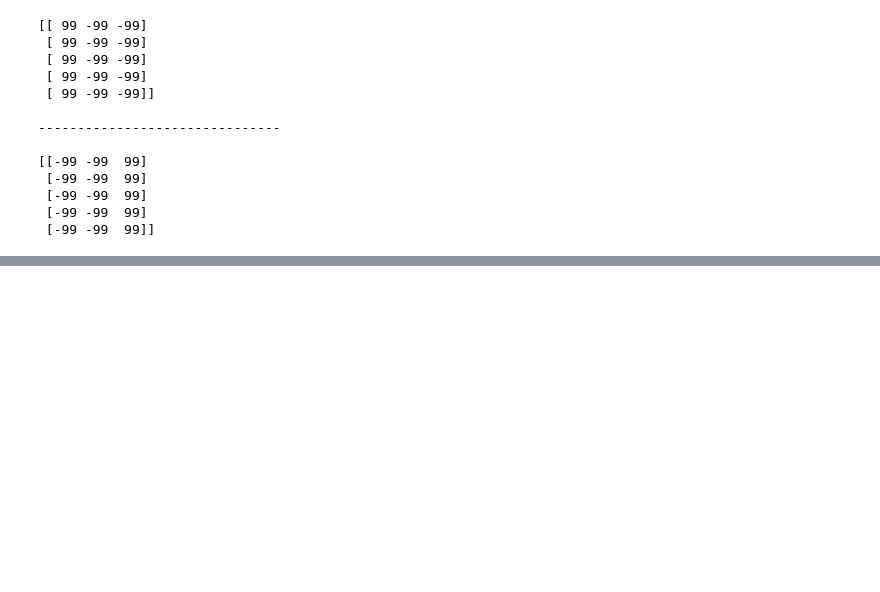
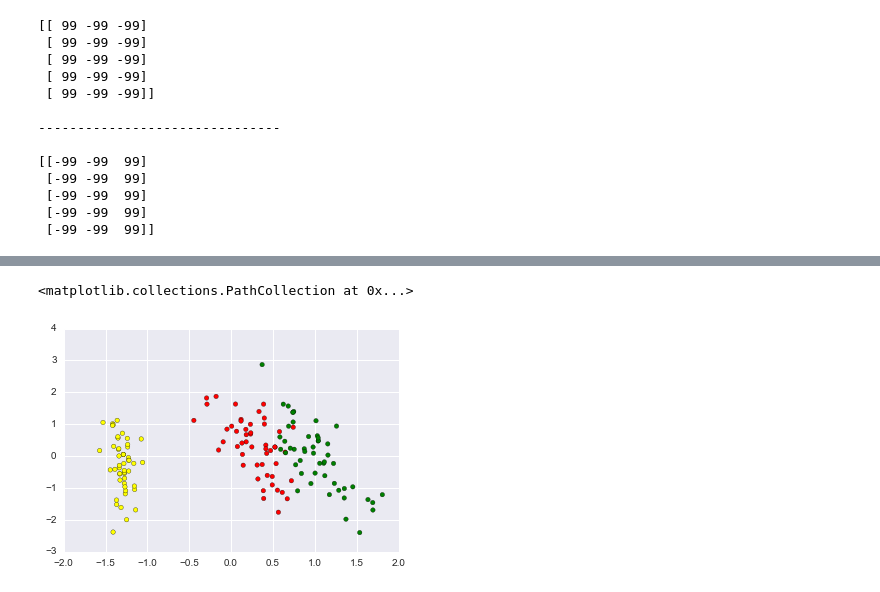
Before and after one commit to LyuuuuXinwei/KaggleProject, a Jupyter notebook: Pre-Process.ipynb, the cells around one changed output, grey strips where cells are left out. Saved outputs shown, nothing was run; the diff lists cells and outputs as text; code cells hidden in the pictures; blank space fills up the shorter version.

```diff
--- a/Pre-Process.ipynb
+++ b/Pre-Process.ipynb
@@ -247,0 +434,6 @@ print (res[-5:])
+# %%
+#use to components
+fa = decomposition.FactorAnalysis(n_components=2)
+iris_fa_two_dim = fa.fit_transform(iris.data)
+printme(iris.data[:4])
+printme(iris_fa_two_dim[:4])
@@ -247,0 +454,5 @@ print (res[-5:])
+# %%
+plt.scatter(x=iris_fa_two_dim[:,0], y=iris_fa_two_dim[:,1], c=[use_colors[x] for x in iris.target])
+# %% [output]
+<matplotlib.collections.PathCollection at 0x...>
+[figure, added]
```
Also changed, not shown: parts of 31 cells of this notebook.
